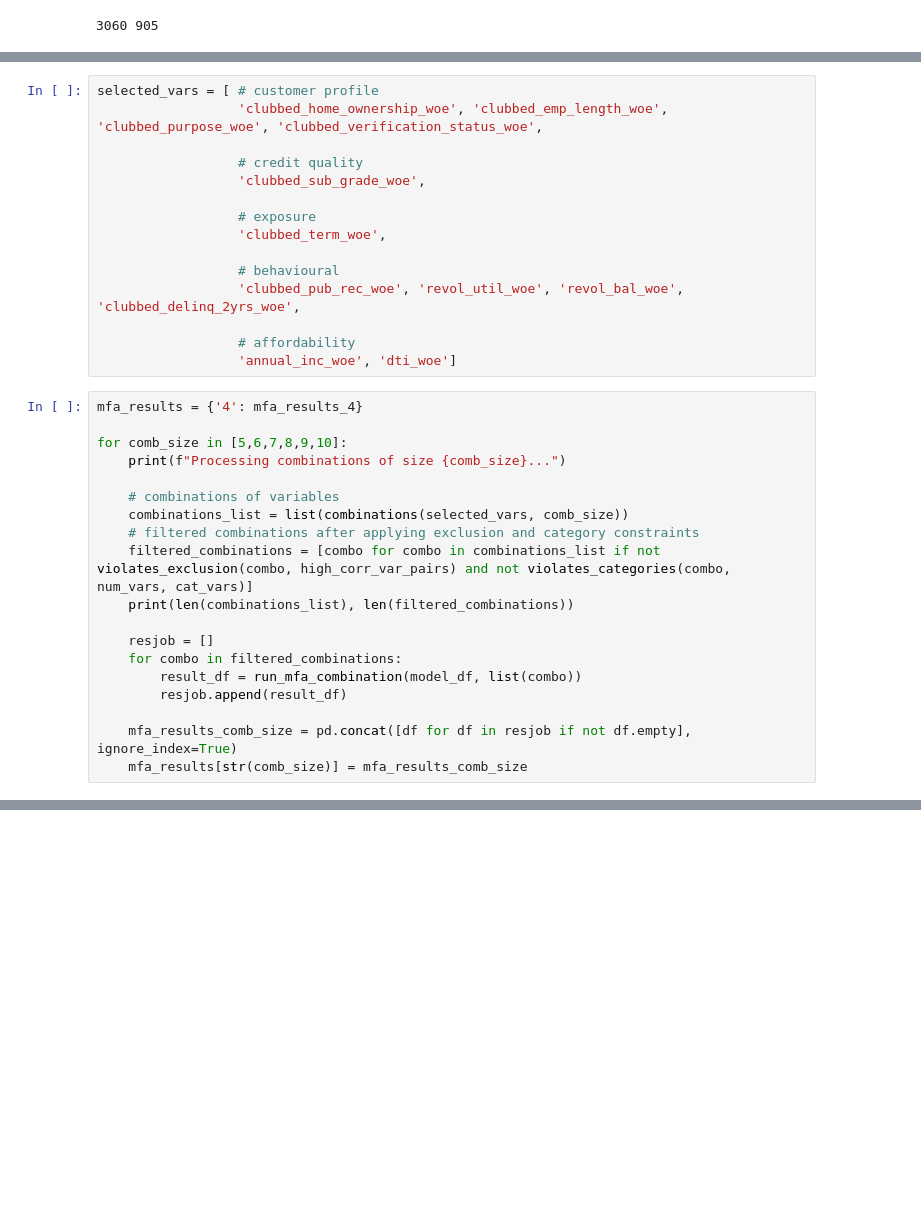
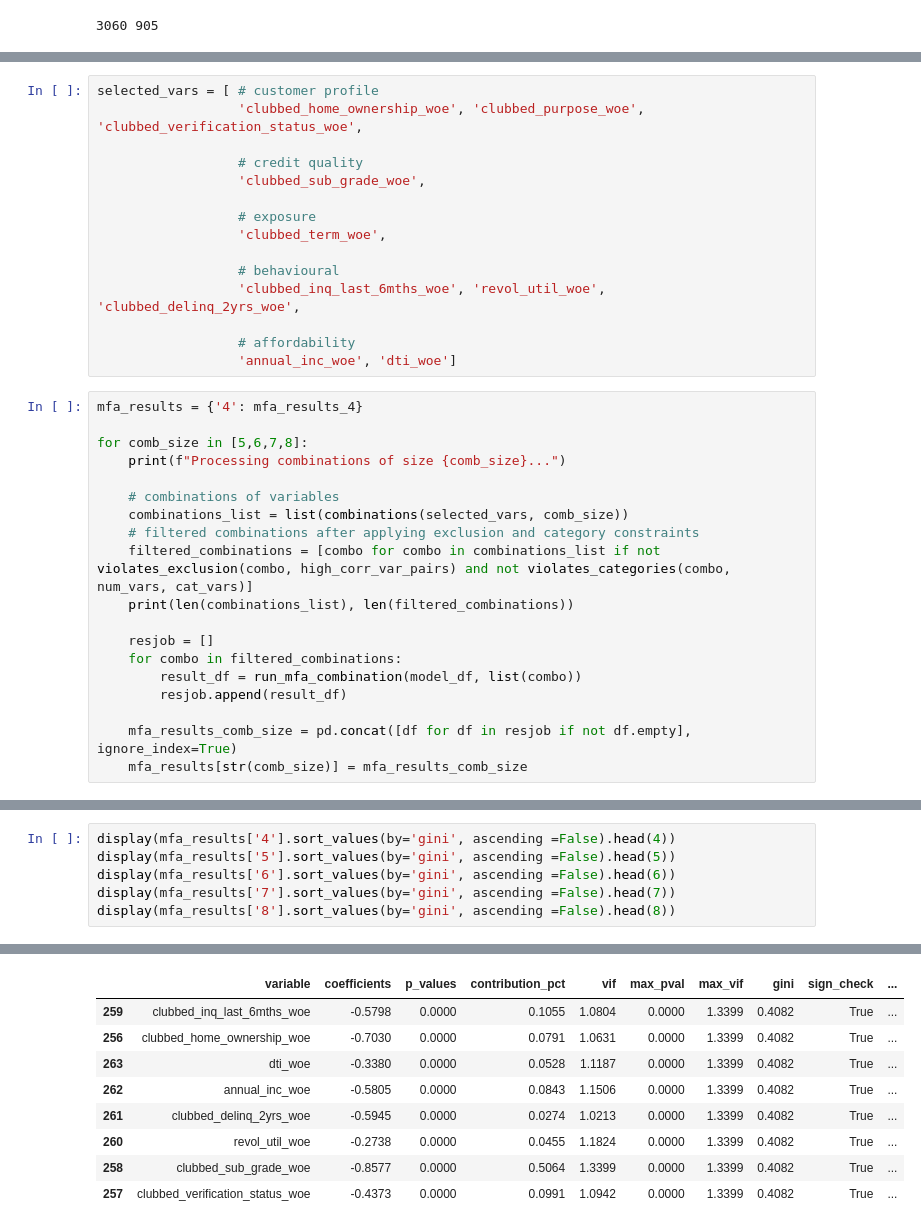
Before and after one commit to dipanshusharma2001/irb_retail_pd_sas_vs_python, a Jupyter notebook: notebooks/03_pd_model_development.ipynb, the cells around one changed output, grey strips where cells are left out. Drawn from its saved outputs; the diff is of its cells as text; blank space fills up the shorter version.

```diff
--- a/notebooks/03_pd_model_development.ipynb
+++ b/notebooks/03_pd_model_development.ipynb
@@ -224,7 +226,7 @@ Following the size-4 multi-factor analysis, variables were shortlisted based on
 The resulting variable set provides broad coverage across credit quality, customer profile, behavioural performance, affordability, and exposure dimensions, and forms a stable and interpretable foundation for higher-order MFA.
 # %%
 selected_vars = [ # customer profile
-                  'clubbed_home_ownership_woe', 'clubbed_emp_length_woe', 'clubbed_purpose_woe', 'clubbed_verification_status_woe',
+                  'clubbed_home_ownership_woe', 'clubbed_purpose_woe', 'clubbed_verification_status_woe',
 
                   # credit quality
                   'clubbed_sub_grade_woe',
@@ -233,14 +235,14 @@ selected_vars = [ # customer profile
                   'clubbed_term_woe',
 
                   # behavioural
-                  'clubbed_pub_rec_woe', 'revol_util_woe', 'revol_bal_woe', 'clubbed_delinq_2yrs_woe',
+                  'clubbed_inq_last_6mths_woe', 'revol_util_woe', 'clubbed_delinq_2yrs_woe',
 
                   # affordability
                   'annual_inc_woe', 'dti_woe']
 # %%
 mfa_results = {'4': mfa_results_4}
 
-for comb_size in [5,6,7,8,9,10]:
+for comb_size in [5,6,7,8]:
     print(f"Processing combinations of size {comb_size}...")
 
     # combinations of variables
@@ -261,0 +279,7 @@ KeyboardInterrupt:
+# %%
+display(mfa_results['4'].sort_values(by='gini', ascending =False).head(4))
+display(mfa_results['5'].sort_values(by='gini', ascending =False).head(5))
+display(mfa_results['6'].sort_values(by='gini', ascending =False).head(6))
+display(mfa_results['7'].sort_values(by='gini', ascending =False).head(7))
+display(mfa_results['8'].sort_values(by='gini', ascending =False).head(8))
+# %% [output]
@@ -261,0 +312,9 @@ KeyboardInterrupt:
+|  | variable | coefficients | p_values | contribution_pct | vif | max_pval | max_vif | gini | sign_check | ... |
+| 259 | clubbed_inq_last_6mths_woe | -0.5798 | 0.0000 | 0.1055 | 1.0804 | 0.0000 | 1.3399 | 0.4082 | True | ... |
+| 256 | clubbed_home_ownership_woe | -0.7030 | 0.0000 | 0.0791 | 1.0631 | 0.0000 | 1.3399 | 0.4082 | True | ... |
+| 263 | dti_woe | -0.3380 | 0.0000 | 0.0528 | 1.1187 | 0.0000 | 1.3399 | 0.4082 | True | ... |
+| 262 | annual_inc_woe | -0.5805 | 0.0000 | 0.0843 | 1.1506 | 0.0000 | 1.3399 | 0.4082 | True | ... |
+| 261 | clubbed_delinq_2yrs_woe | -0.5945 | 0.0000 | 0.0274 | 1.0213 | 0.0000 | 1.3399 | 0.4082 | True | ... |
+| 260 | revol_util_woe | -0.2738 | 0.0000 | 0.0455 | 1.1824 | 0.0000 | 1.3399 | 0.4082 | True | ... |
+| 258 | clubbed_sub_grade_woe | -0.8577 | 0.0000 | 0.5064 | 1.3399 | 0.0000 | 1.3399 | 0.4082 | True | ... |
+| 257 | clubbed_verification_status_woe | -0.4373 | 0.0000 | 0.0991 | 1.0942 | 0.0000 | 1.3399 | 0.4082 | True | ... |
```
Also changed, not shown: parts of 17 cells of this notebook, 5 other files.
